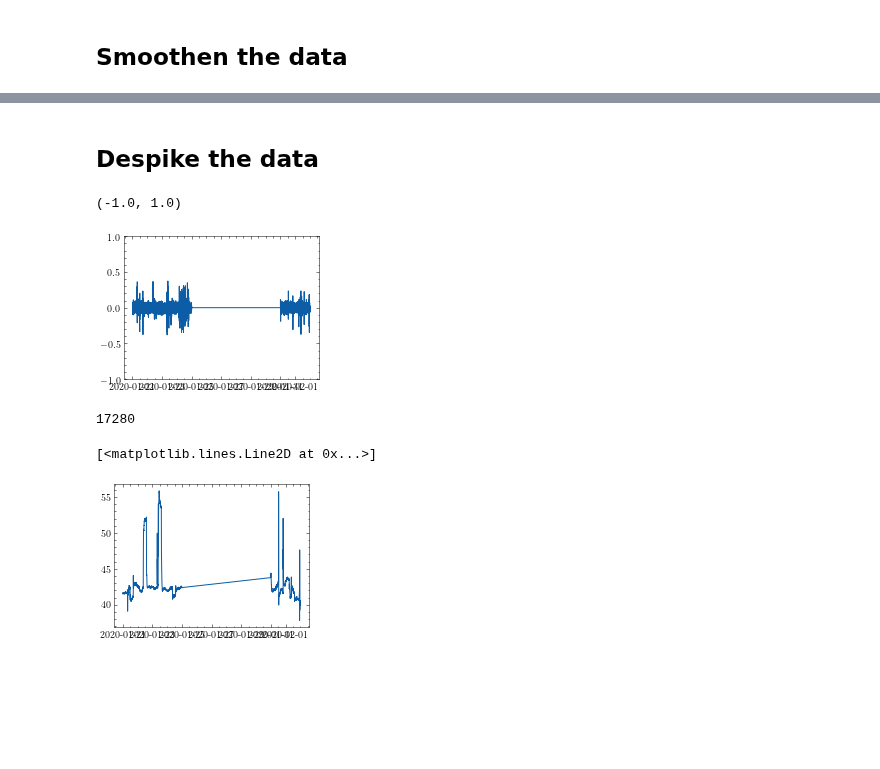
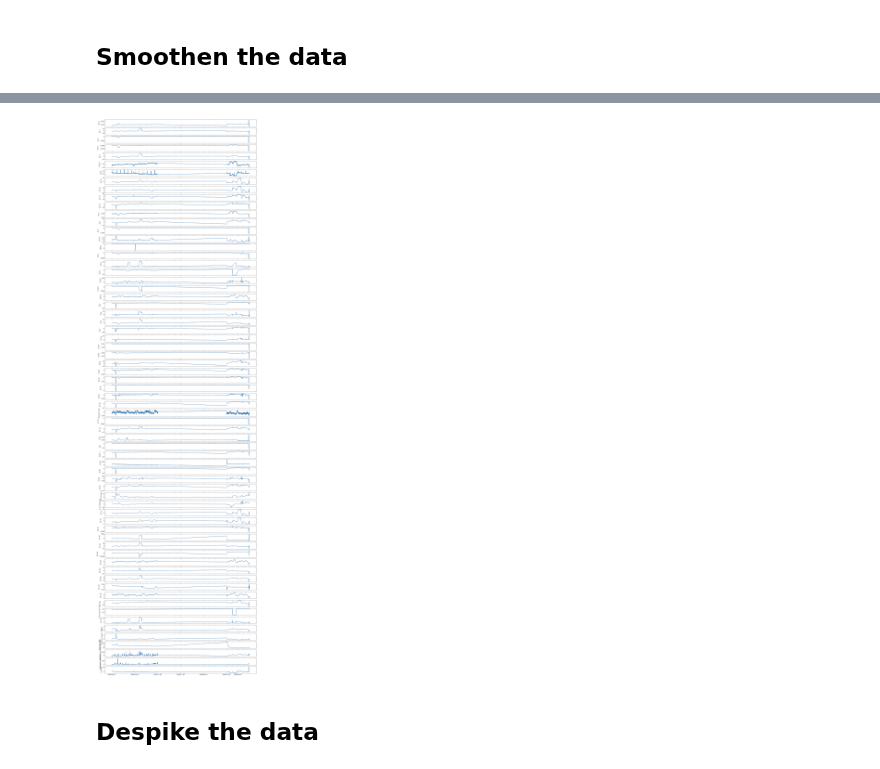
Before and after one commit to kjappelbaum/pyprocessta, a Jupyter notebook: examples/eda_preprocessing.ipynb, the cells around one changed output, grey strips where cells are left out. Saved outputs shown, nothing was run; the diff lists cells and outputs as text; code cells hidden in the pictures; blank space fills up the shorter version.

```diff
--- a/examples/eda_preprocessing.ipynb
+++ b/examples/eda_preprocessing.ipynb
@@ -176,0 +221,13 @@ plt.ylim(-0.1, 0.1)
+# %%
+smoothened_data = exponential_window_smoothing(detrended_dat, 10)
+# %%
+all_columns = MEAS_COLUMNS + GAS_COLUMNS
+
+fig, ax = plt.subplots(len(all_columns), 1, figsize=(16,60), sharex='all')
+for i, colunmn in enumerate(all_columns):
+    ax[i].plot(smoothened_data[colunmn])
+    ax[i].set_ylabel(colunmn)
+
+fig.savefig('smoothened_data.pdf', bbox_inches='tight')
+# %% [output]
+[figure, added]
@@ -177,17 +236,2 @@ plt.ylim(-0.1, 0.1)
 # %% [markdown]
 ## Despike the data
-# %%
-plt.plot(z_score_filter(detrend_stochastic(aligned_data[column]), window=60))
-plt.ylim(-1,1)
-# %% [output]
-(-1.0, 1.0)
-[figure, removed]
-# %%
-len(aligned_data[column].index)
-# %% [output]
-17280
-# %%
-plt.plot(aligned_data[column])
-# %% [output]
-[<matplotlib.lines.Line2D at 0x...>]
-[figure, removed]
```
Also changed, not shown: parts of 21 cells of this notebook, 18 other files.
